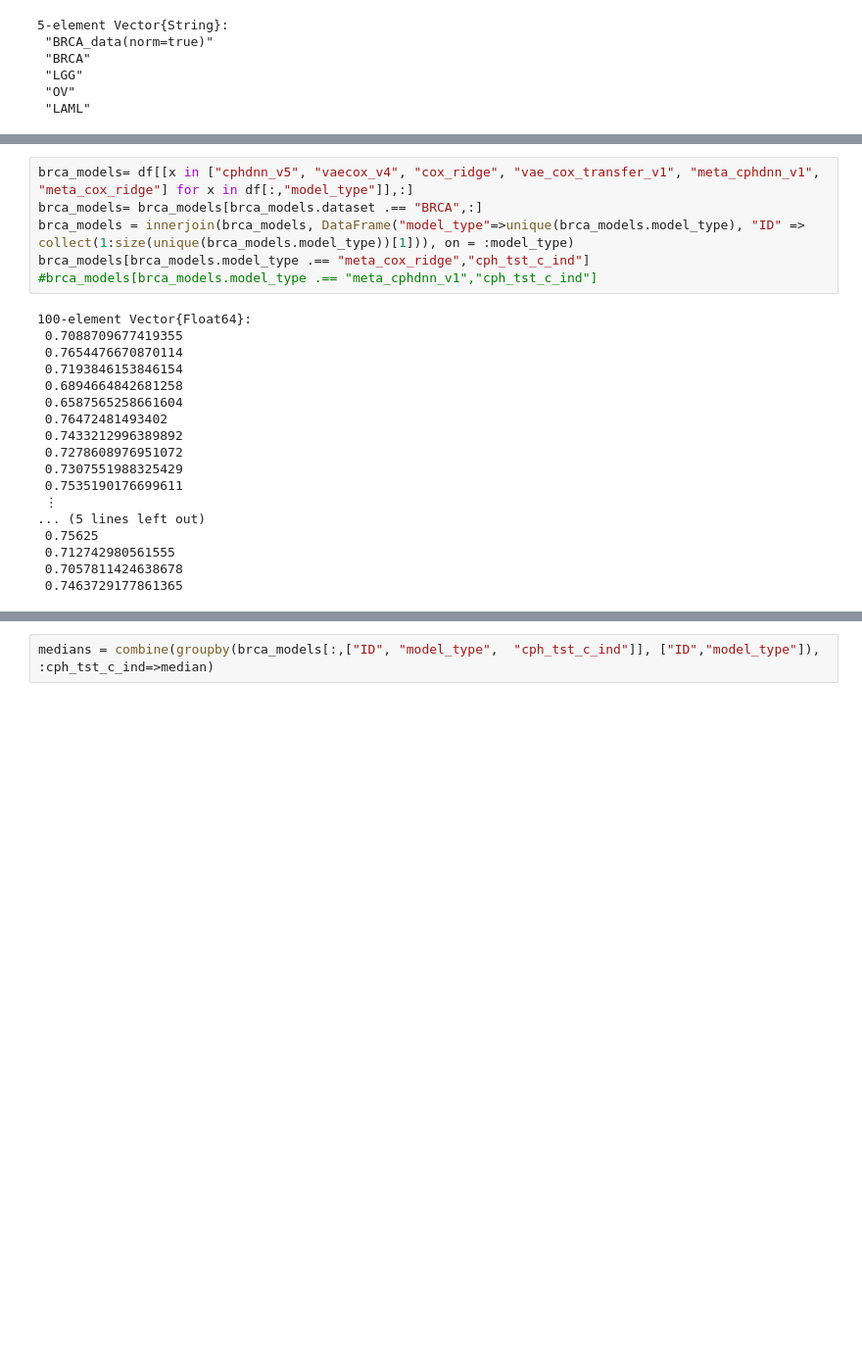
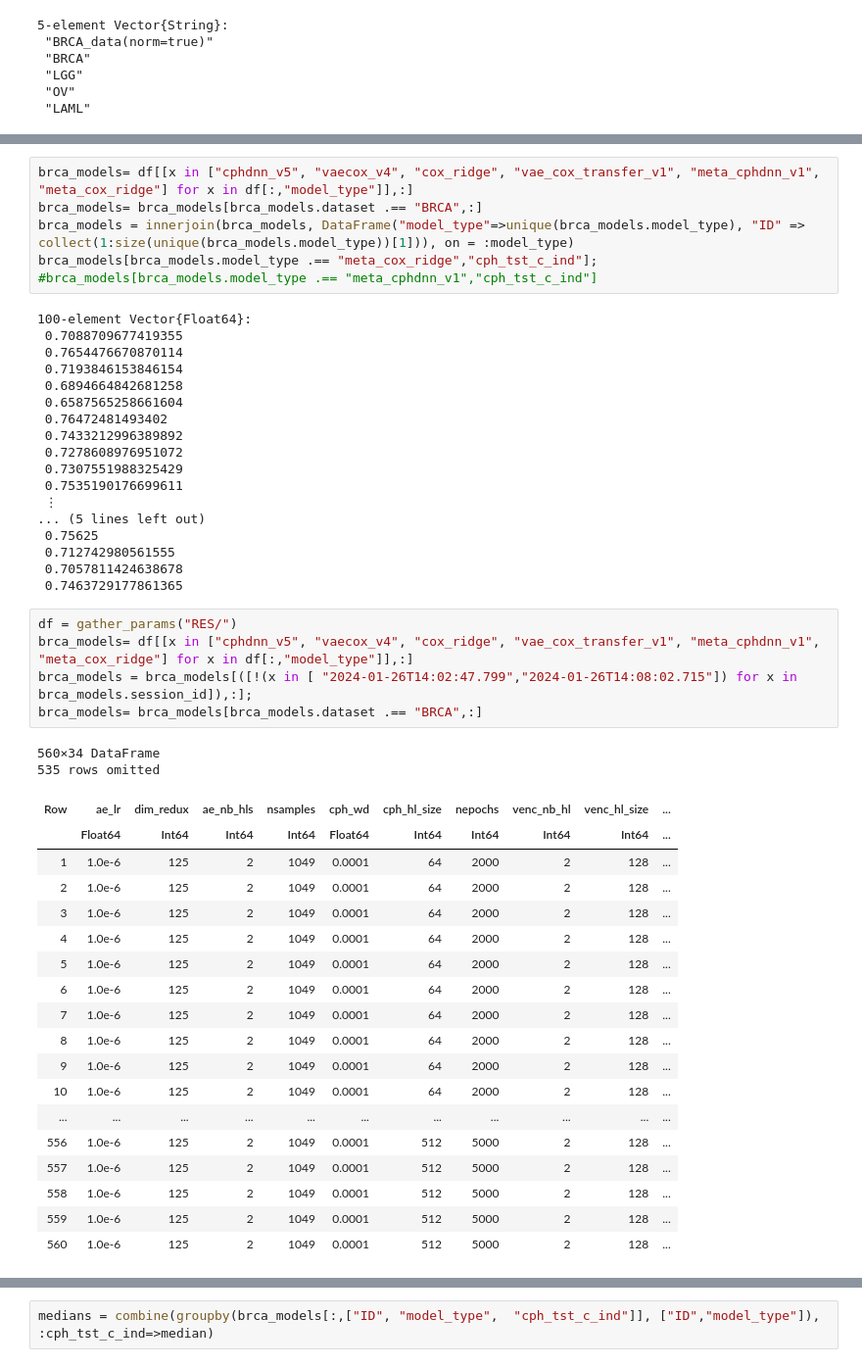
Before and after one commit to lemieux-lab/vae_cox, a Jupyter notebook: VAE_cox.ipynb, the cells around one changed output, grey strips where cells are left out. Shown: that part at 98% size. Cells and saved outputs as stored; diff of their text form; blank space fills up the shorter version.

```diff
--- a/VAE_cox.ipynb
+++ b/VAE_cox.ipynb
@@ -481,7 +500,7 @@ fig
 brca_models= df[[x in ["cphdnn_v5", "vaecox_v4", "cox_ridge", "vae_cox_transfer_v1", "meta_cphdnn_v1", "meta_cox_ridge"] for x in df[:,"model_type"]],:]
 brca_models= brca_models[brca_models.dataset .== "BRCA",:]
 brca_models = innerjoin(brca_models, DataFrame("model_type"=>unique(brca_models.model_type), "ID" => collect(1:size(unique(brca_models.model_type))[1])), on = :model_type)
-brca_models[brca_models.model_type .== "meta_cox_ridge","cph_tst_c_ind"]
+brca_models[brca_models.model_type .== "meta_cox_ridge","cph_tst_c_ind"];
 #brca_models[brca_models.model_type .== "meta_cphdnn_v1","cph_tst_c_ind"]
 # %% [output]
 100-element Vector{Float64}:
@@ -501,6 +520,32 @@ brca_models[brca_models.model_type .== "meta_cox_ridge","cph_tst_c_ind"]
  0.712742980561555
  0.7057811424638678
  0.7463729177861365
+# %%
+df = gather_params("RES/")
+brca_models= df[[x in ["cphdnn_v5", "vaecox_v4", "cox_ridge", "vae_cox_transfer_v1", "meta_cphdnn_v1", "meta_cox_ridge"] for x in df[:,"model_type"]],:]
+brca_models = brca_models[([!(x in [ "2024-01-26T14:02:47.799","2024-01-26T14:08:02.715"]) for x in brca_models.session_id]),:];
+brca_models= brca_models[brca_models.dataset .== "BRCA",:]
+# %% [output]
+560×34 DataFrame
+535 rows omitted
+| Row | ae_lr | dim_redux | ae_nb_hls | nsamples | cph_wd | cph_hl_size | nepochs | venc_nb_hl | venc_hl_size | ... |
+|  | Float64 | Int64 | Int64 | Int64 | Float64 | Int64 | Int64 | Int64 | Int64 | ... |
+| 1 | 1.0e-6 | 125 | 2 | 1049 | 0.0001 | 64 | 2000 | 2 | 128 | ... |
+| 2 | 1.0e-6 | 125 | 2 | 1049 | 0.0001 | 64 | 2000 | 2 | 128 | ... |
+| 3 | 1.0e-6 | 125 | 2 | 1049 | 0.0001 | 64 | 2000 | 2 | 128 | ... |
+| 4 | 1.0e-6 | 125 | 2 | 1049 | 0.0001 | 64 | 2000 | 2 | 128 | ... |
+| 5 | 1.0e-6 | 125 | 2 | 1049 | 0.0001 | 64 | 2000 | 2 | 128 | ... |
+| 6 | 1.0e-6 | 125 | 2 | 1049 | 0.0001 | 64 | 2000 | 2 | 128 | ... |
+| 7 | 1.0e-6 | 125 | 2 | 1049 | 0.0001 | 64 | 2000 | 2 | 128 | ... |
+| 8 | 1.0e-6 | 125 | 2 | 1049 | 0.0001 | 64 | 2000 | 2 | 128 | ... |
+| 9 | 1.0e-6 | 125 | 2 | 1049 | 0.0001 | 64 | 2000 | 2 | 128 | ... |
+| 10 | 1.0e-6 | 125 | 2 | 1049 | 0.0001 | 64 | 2000 | 2 | 128 | ... |
+| ... | ... | ... | ... | ... | ... | ... | ... | ... | ... | ... |
+| 556 | 1.0e-6 | 125 | 2 | 1049 | 0.0001 | 512 | 5000 | 2 | 128 | ... |
+| 557 | 1.0e-6 | 125 | 2 | 1049 | 0.0001 | 512 | 5000 | 2 | 128 | ... |
+| 558 | 1.0e-6 | 125 | 2 | 1049 | 0.0001 | 512 | 5000 | 2 | 128 | ... |
+| 559 | 1.0e-6 | 125 | 2 | 1049 | 0.0001 | 512 | 5000 | 2 | 128 | ... |
+| 560 | 1.0e-6 | 125 | 2 | 1049 | 0.0001 | 512 | 5000 | 2 | 128 | ... |
 # %%
 df = gather_params("RES/")
 brca_models= df[[x in ["cphdnn_v5", "vaecox_v4", "cox_ridge", "vae_cox_transfer_v1", "meta_cphdnn_v1", "meta_cox_ridge"] for x in df[:,"model_type"]],:]
```
Also changed, not shown: parts of 4 cells of this notebook, 5 other files.
